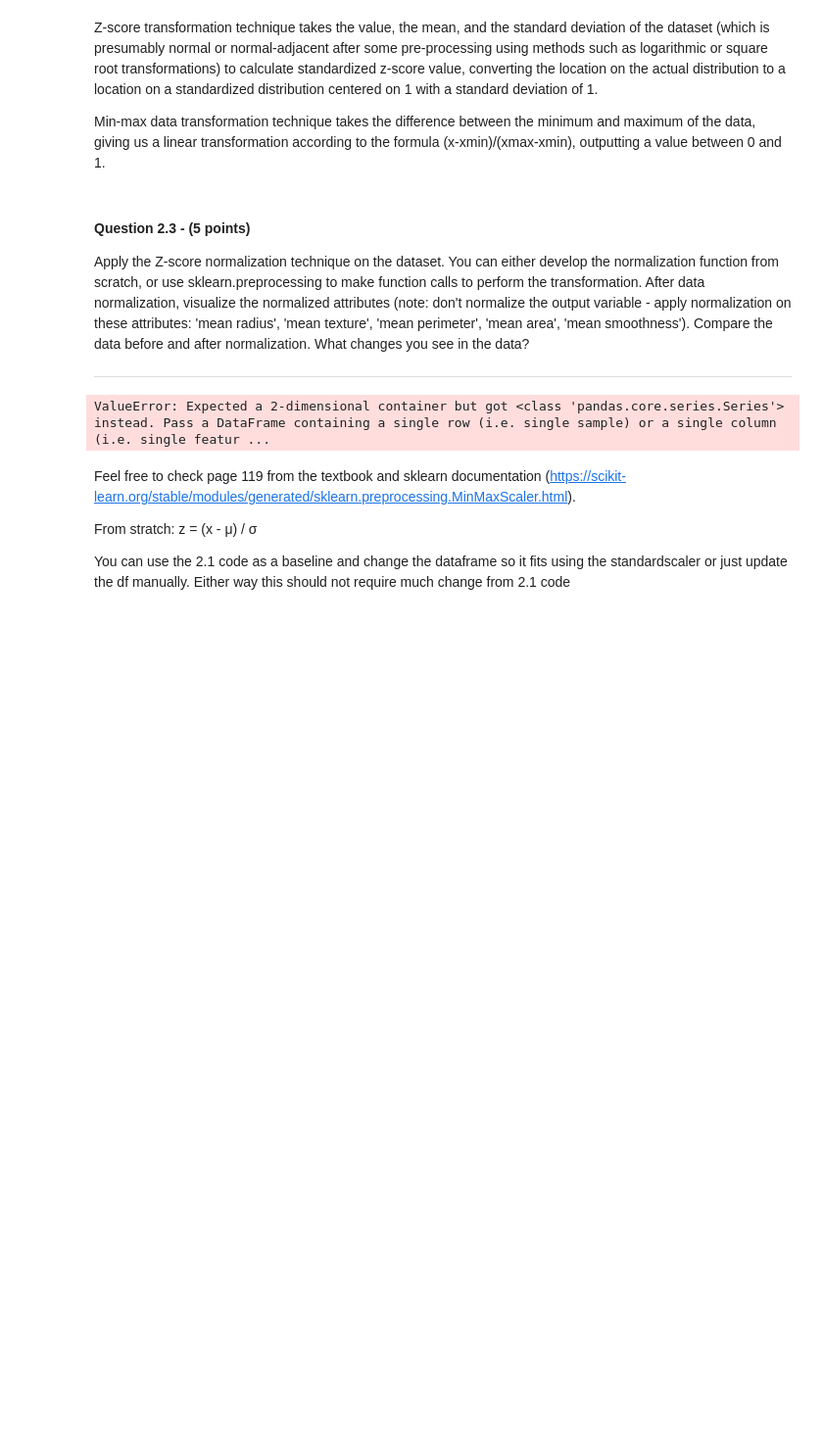
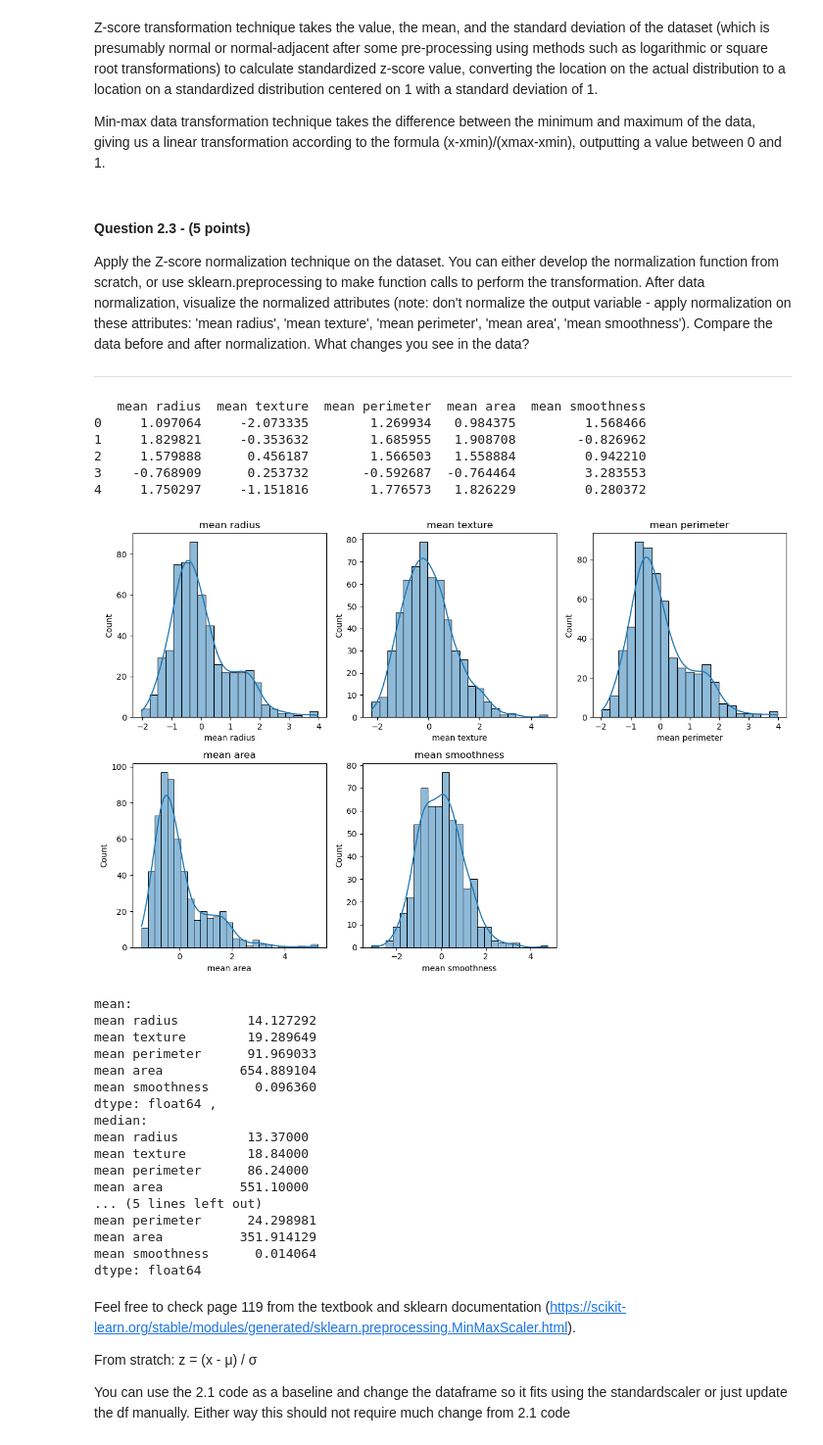
Before and after one commit to angelajmzhou/ecs-171, a Jupyter notebook: HW1_Angela_Zhou.ipynb, the cells around one changed output. Shown at 98% size. Drawn from its saved outputs; the diff is of its cells as text; code cells hidden in the pictures; blank space fills up the shorter version.

```diff
--- a/HW1_discussion.ipynb
+++ b/HW1_Angela_Zhou.ipynb
@@ -135,31 +135,60 @@ Apply the Z-score normalization technique on the dataset. You can either develop
 # %%
 from sklearn.preprocessing import MinMaxScaler, StandardScaler
 import numpy as np
 import pandas as pd
 import seaborn as sns
 import matplotlib.pyplot as plt
 from sklearn.datasets import load_breast_cancer
 
 scaler = StandardScaler();
 # Load the breast cancer dataset
 data = load_breast_cancer()
 df = pd.DataFrame(data.data, columns=data.feature_names)
+features_dict = {}
 features_to_plot = ['mean radius', 'mean texture', 'mean perimeter', 'mean area', 'mean smoothness']
 for feature in features_to_plot:
-    df[feature] = scaler.fit_transform(df[feature])
+    features_dict[feature] = scaler.fit_transform(df[[feature]]).flatten()
 # Plot histograms for some of the features
+
+normalized_features = pd.DataFrame(features_dict)
+
+print(normalized_features.head())
+
 plt.figure(figsize=(12, 8))
 for i, feature in enumerate(features_to_plot, 1):
     plt.subplot(2, 3, i)
-    sns.histplot(df[feature], kde=True)
+    sns.histplot(normalized_features[feature], kde=True)
     plt.title(feature)
 
 plt.tight_layout()
 plt.show()
 
 print("\nmean:\n{} , \nmedian:\n{} , \nstd:\n {}".format(df[features_to_plot].mean() , df[features_to_plot].median(), df[features_to_plot].std()))
 # %% [output]
-ValueError: Expected a 2-dimensional container but got <class 'pandas.core.series.Series'> instead. Pass a DataFrame containing a single row (i.e. single sample) or a single column (i.e. single featur ...
+   mean radius  mean texture  mean perimeter  mean area  mean smoothness
+0     1.097064     -2.073335        1.269934   0.984375         1.568466
+1     1.829821     -0.353632        1.685955   1.908708        -0.826962
+2     1.579888      0.456187        1.566503   1.558884         0.942210
+3    -0.768909      0.253732       -0.592687  -0.764464         3.283553
+4     1.750297     -1.151816        1.776573   1.826229         0.280372
+[figure, added]
+mean:
+mean radius         14.127292
+mean texture        19.289649
+mean perimeter      91.969033
+mean area          654.889104
+mean smoothness      0.096360
+dtype: float64 ,
+median:
+mean radius         13.37000
+mean texture        18.84000
+mean perimeter      86.24000
+mean area          551.10000
+... (5 lines left out)
+mean perimeter      24.298981
+mean area          351.914129
+mean smoothness      0.014064
+dtype: float64
 # %% [markdown]
 Feel free to check page 119 from the textbook and sklearn documentation (https://scikit-learn.org/stable/modules/generated/sklearn.preprocessing.MinMaxScaler.html).
 
```
Also changed, not shown: parts of 1 cell of this notebook.
